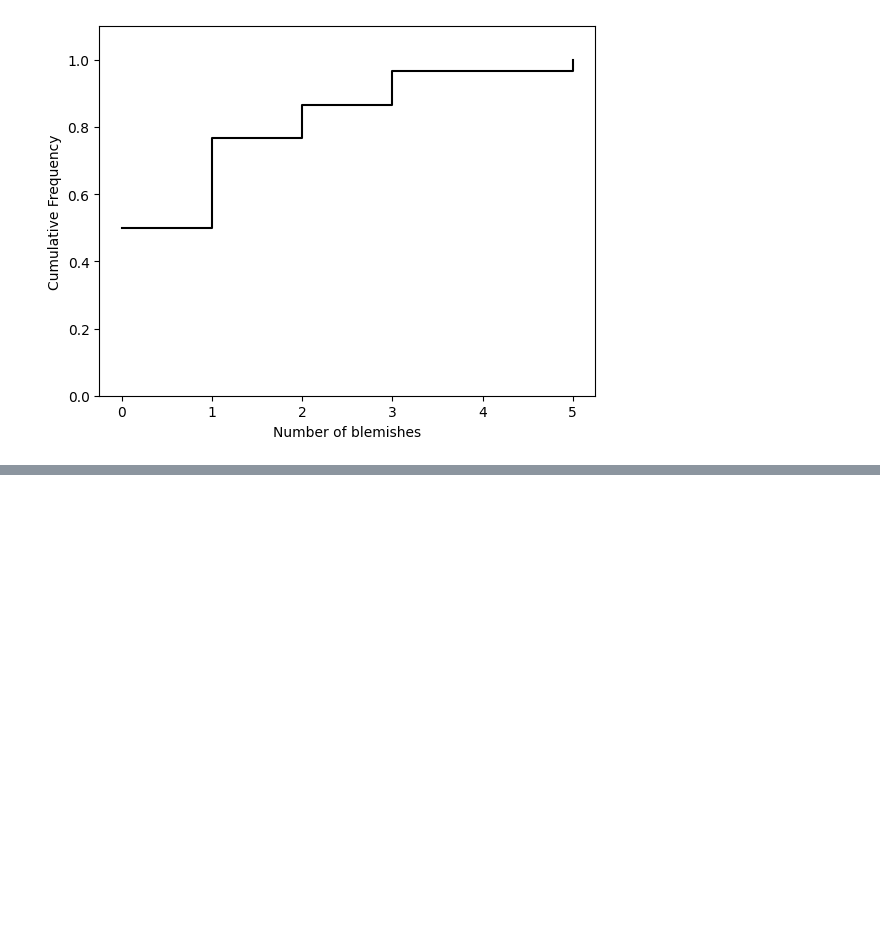
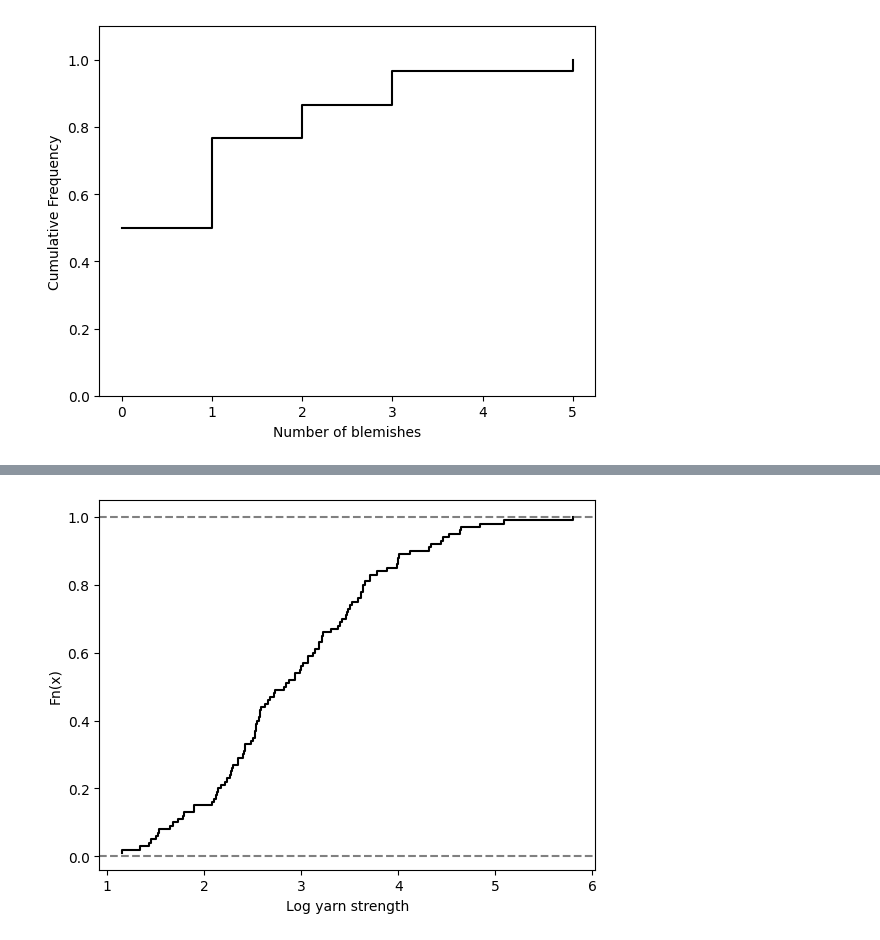
Before and after one commit to emabcede30/mistat-my-NBs, a Jupyter notebook: myChap001.ipynb, the cells around one changed output, grey strips where cells are left out. Saved outputs shown, nothing was run; the diff lists cells and outputs as text; code cells hidden in the pictures; blank space fills up the shorter version.

```diff
--- a/myChap001.ipynb
+++ b/myChap001.ipynb
@@ -386,0 +410,11 @@ plt.show()
+# %%
+ecdf = pd.DataFrame({'Log yarn strength': df4['YARNSTRG'].sort_values(),
+                     'Fn(x)': range(1, len(df4['YARNSTRG']) + 1)})
+ecdf['Fn(x)'] = ecdf['Fn(x)'] / len(df4['YARNSTRG'])
+ax = ecdf.plot(x='Log yarn strength', y='Fn(x)', color='black', drawstyle='steps-post', legend=False)
+ax.axhline(y=0, color='grey', linestyle='--')
+ax.axhline(y=1, color='grey', linestyle='--')
+ax.set_ylabel('Fn(x)')
+plt.show()
+# %% [output]
+[figure, added]
```
Also changed, not shown: parts of 6 cells of this notebook, 1 other file.
